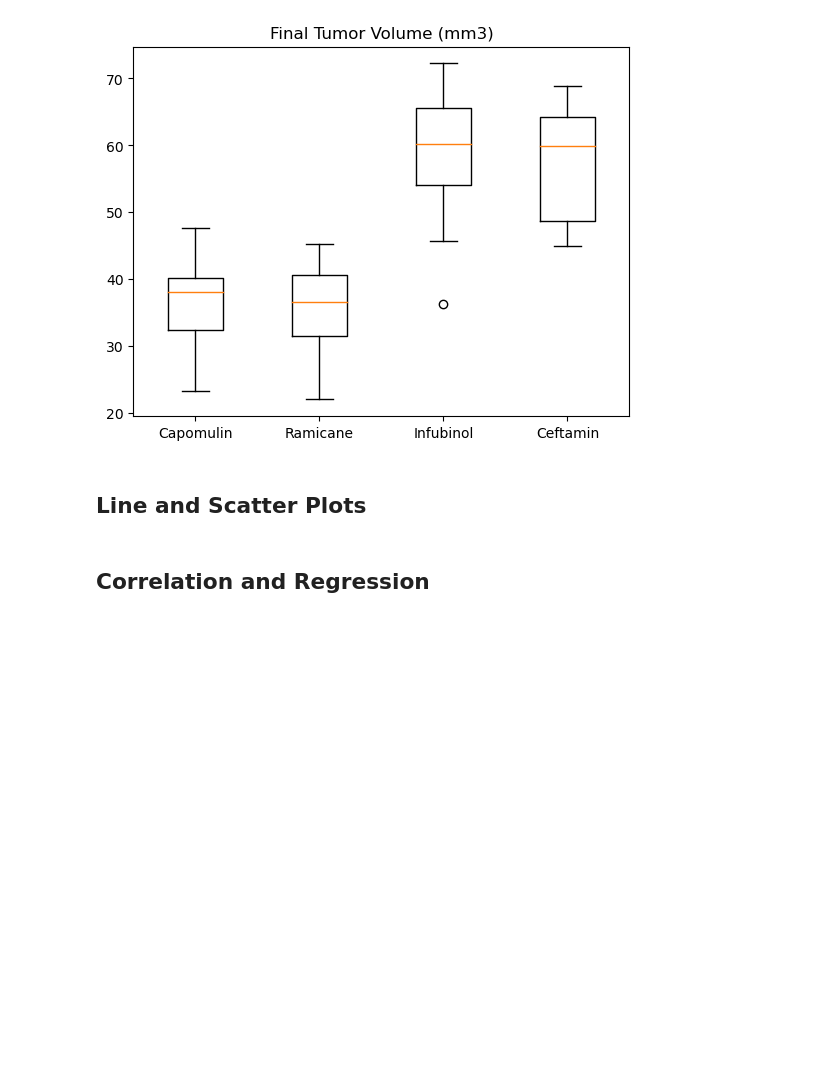
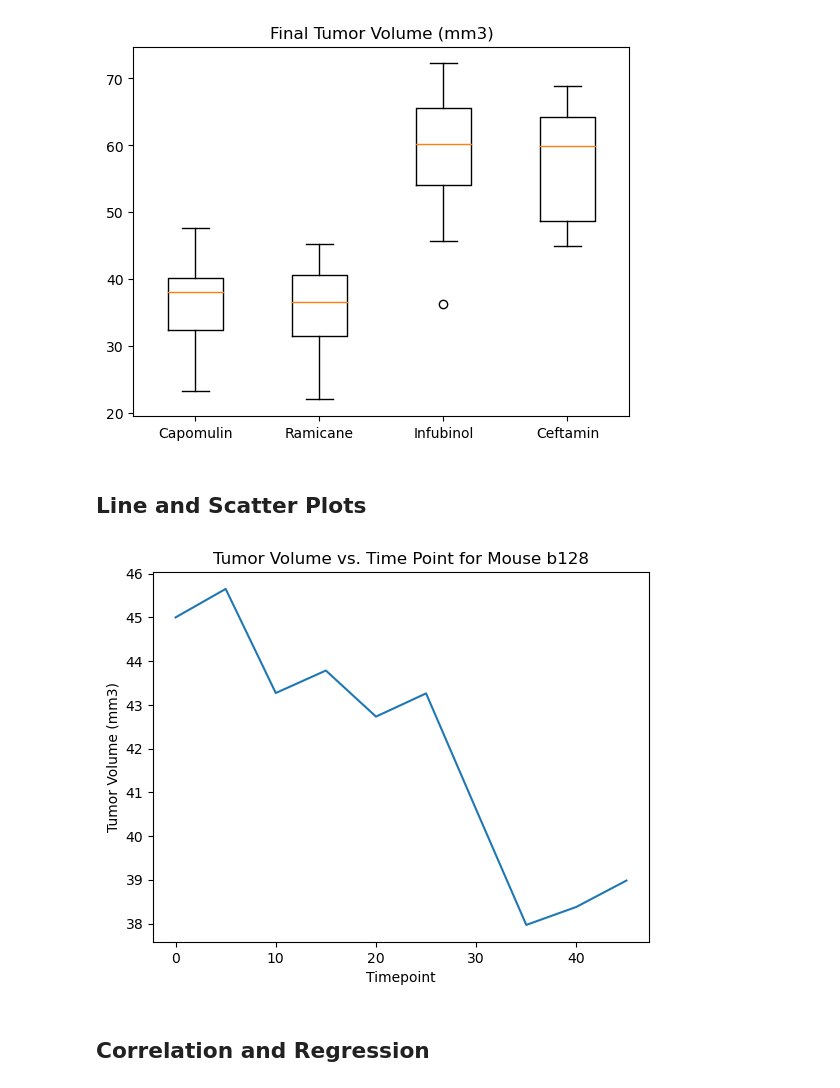
Before and after one commit to juliayemin/Pymaceutical_Challenge, a Jupyter notebook: pymaceuticals_starter.ipynb, the cells around one changed output. Saved outputs shown, nothing was run; the diff lists cells and outputs as text; code cells hidden in the pictures; blank space fills up the shorter version.

```diff
--- a/pymaceuticals_starter.ipynb
+++ b/pymaceuticals_starter.ipynb
@@ -240,6 +240,15 @@ plt.show()
 ## Line and Scatter Plots
 # %%
 # Generate a line plot of tumor volume vs. time point for a single mouse treated with Capomulin
+mouse_data = cleaned_data[cleaned_data["Mouse ID"] == "b128"]
+
+plt.plot(mouse_data["Timepoint"], mouse_data["Tumor Volume (mm3)"])
+plt.title("Tumor Volume vs. Time Point for Mouse b128")
+plt.xlabel("Timepoint")
+plt.ylabel("Tumor Volume (mm3)")
+plt.show()
+# %% [output]
+[figure, added]
 # %%
 # Generate a scatter plot of mouse weight vs. the average observed tumor volume for the entire Capomulin regimen
 # %% [markdown]
```
